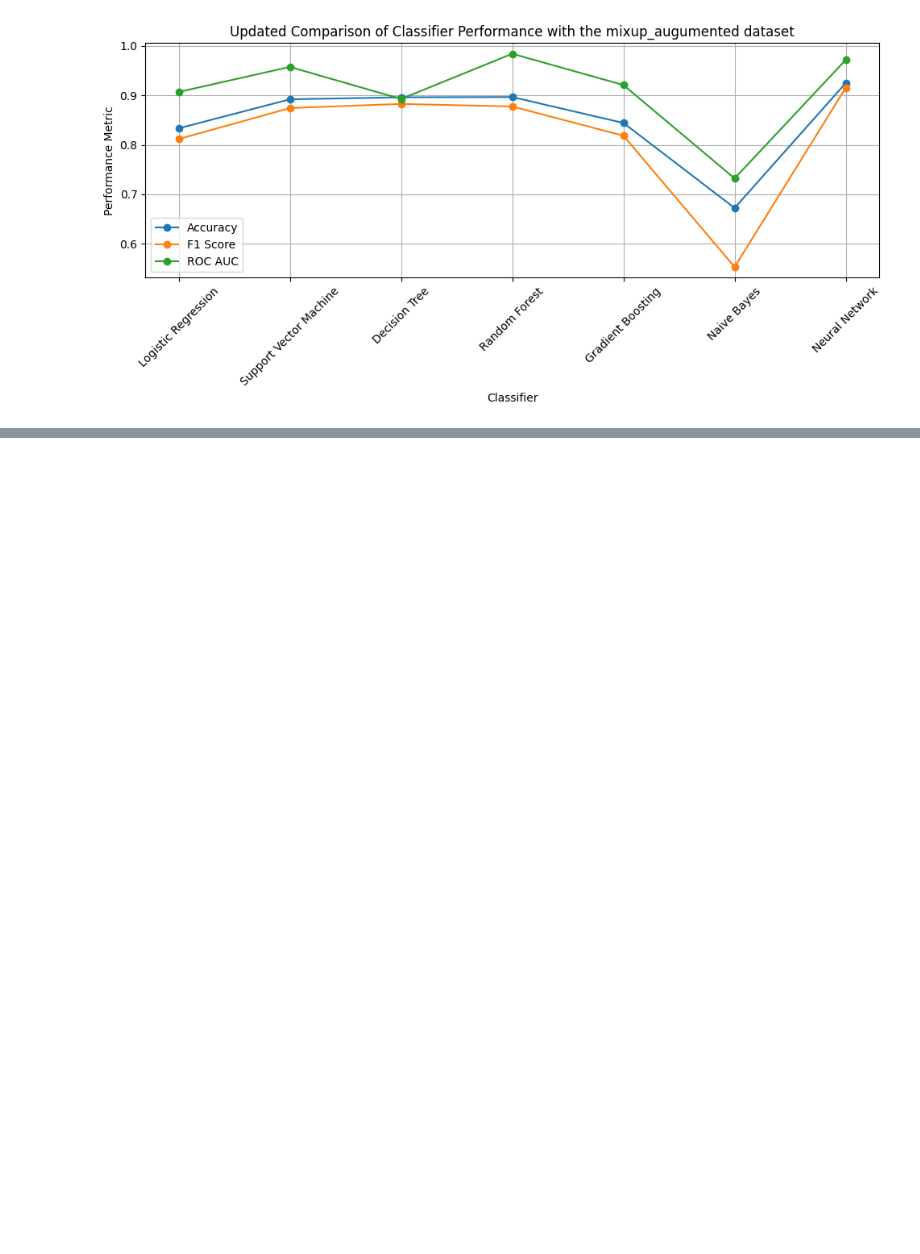
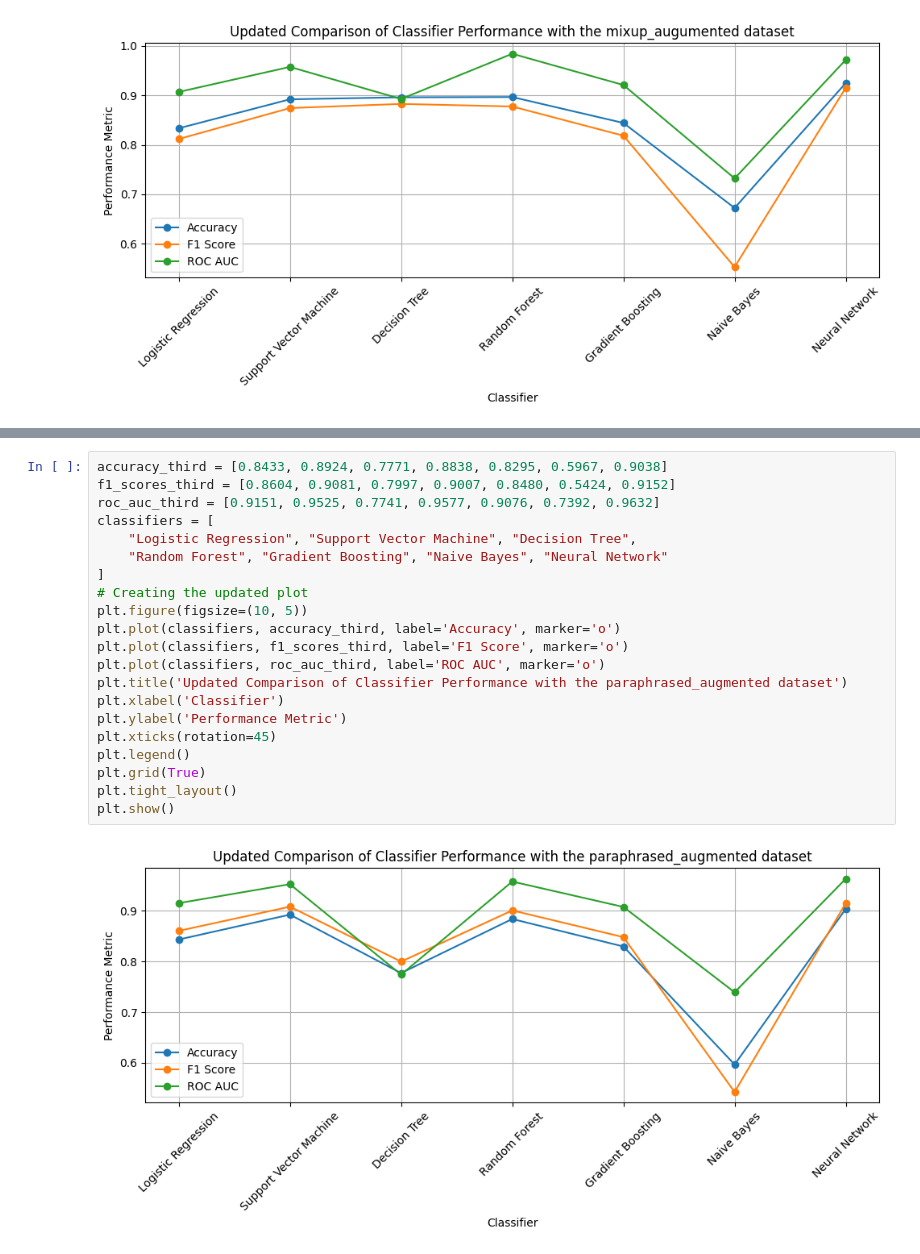
Before and after one commit to Salliberg/DSGA1012-NLU-2024, a Jupyter notebook: nlu_final.ipynb, the cells around one changed output, grey strips where cells are left out. Drawn from its saved outputs; the diff is of its cells as text; blank space fills up the shorter version.

```diff
--- a/nlu_final.ipynb
+++ b/nlu_final.ipynb
@@ -214,0 +284,23 @@ plt.show()
+# %%
+accuracy_third = [0.8433, 0.8924, 0.7771, 0.8838, 0.8295, 0.5967, 0.9038]
+f1_scores_third = [0.8604, 0.9081, 0.7997, 0.9007, 0.8480, 0.5424, 0.9152]
+roc_auc_third = [0.9151, 0.9525, 0.7741, 0.9577, 0.9076, 0.7392, 0.9632]
+classifiers = [
+    "Logistic Regression", "Support Vector Machine", "Decision Tree",
+    "Random Forest", "Gradient Boosting", "Naive Bayes", "Neural Network"
+]
+# Creating the updated plot
+plt.figure(figsize=(10, 5))
+plt.plot(classifiers, accuracy_third, label='Accuracy', marker='o')
+plt.plot(classifiers, f1_scores_third, label='F1 Score', marker='o')
+plt.plot(classifiers, roc_auc_third, label='ROC AUC', marker='o')
+plt.title('Updated Comparison of Classifier Performance with the paraphrased_augmented dataset')
+plt.xlabel('Classifier')
+plt.ylabel('Performance Metric')
+plt.xticks(rotation=45)
+plt.legend()
+plt.grid(True)
+plt.tight_layout()
+plt.show()
+# %% [output]
+[figure, added]
```
Also changed, not shown: parts of 9 cells of this notebook, 3 other files.
